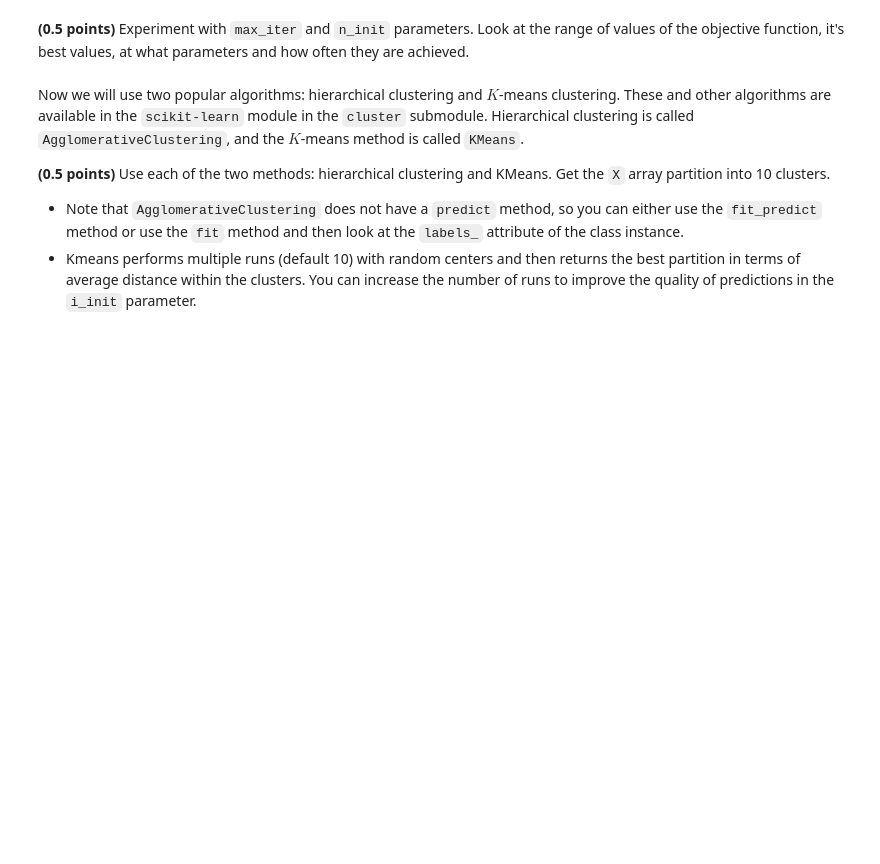
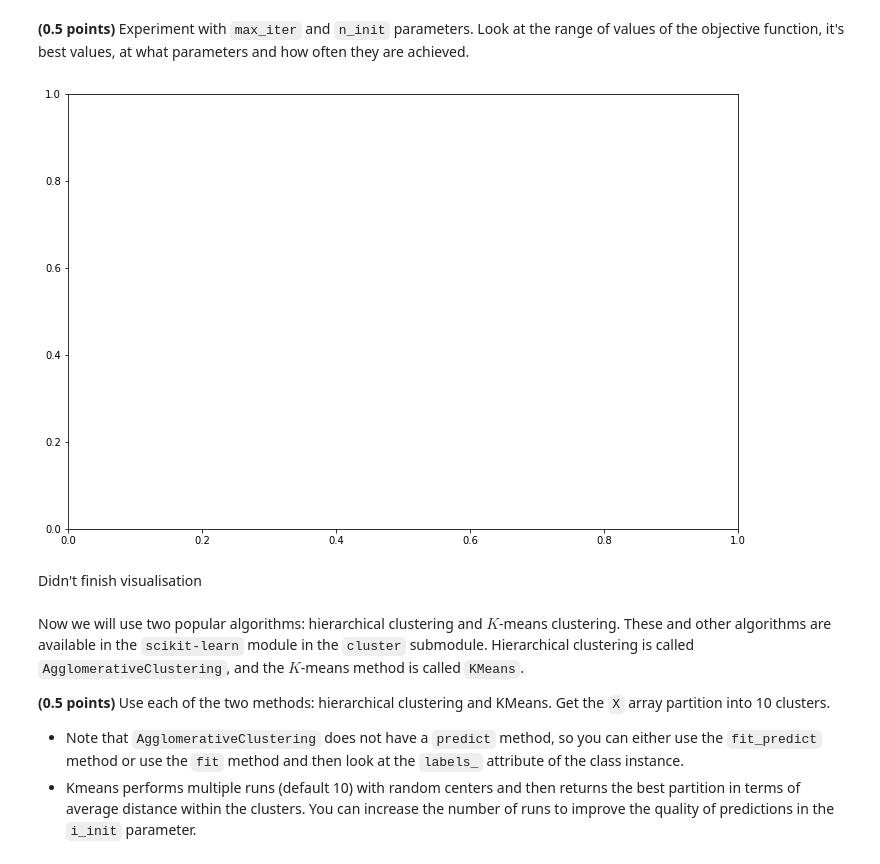
Before and after one commit to Zauralochka/RSSchool_ML, a Jupyter notebook: clustering.ipynb, the cells around one changed output. Saved outputs shown, nothing was run; the diff lists cells and outputs as text; code cells hidden in the pictures; blank space fills up the shorter version.

```diff
--- a/clustering.ipynb
+++ b/clustering.ipynb
@@ -180,5 +178,17 @@ plt.show()
 # %% [markdown]
 **(0.5 points)** Experiment with `max_iter` and `n_init` parameters. Look at the range of values of the objective function, it's best values, at what parameters and how often they are achieved.
+# %%
+max_iter_array = [20, 30, 50, 100, 200]
+n_init_array = [2, 3, 5, 7, 10]
+# %%
+fig, ax = plt.subplots(figsize=(12,8))
+for max_iter in max_iter_array:
+    for n_init in n_init_array:
+        kmeans = CustomKMeans(n_clusters=10, max_iter=max_iter, n_init=n_init).fit(X)
+# %% [output]
+[figure, added]
+# %% [markdown]
+Didn't finish visualisation
 # %% [markdown]
 Now we will use two popular algorithms: hierarchical clustering and $K$-means clustering. These and other algorithms are available in the `scikit-learn` module in the `cluster` submodule. Hierarchical clustering is called `AgglomerativeClustering`, and the $K$-means method is called `KMeans`.
 
```
Also changed, not shown: parts of 9 cells of this notebook.
